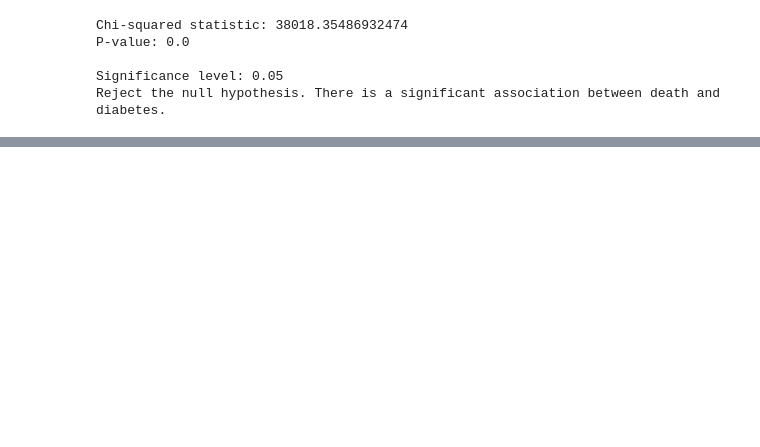
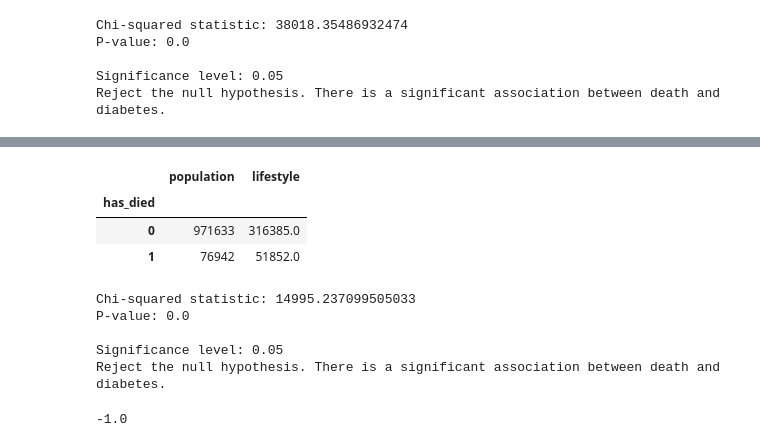
Before and after one commit to jairus-m/kaggle, a Jupyter notebook: comp-4441-draft.ipynb, the cells around one changed output, grey strips where cells are left out. Cells and saved outputs as stored; diff of their text form; code cells hidden in the pictures; blank space fills up the shorter version.

```diff
--- a/comp-4441-draft.ipynb
+++ b/comp-4441-draft.ipynb
@@ -362,0 +390,39 @@ Reject the null hypothesis. There is a significant association between death and
+# %%
+df_new = df.assign(lifestyle=lambda x: x['diabetes'] + x['obesity'] + x['tobacco'])
+# %%
+lifestyle_data = pd.DataFrame(df_new.groupby('has_died')['lifestyle'].sum()).assign(population=np.array(df['has_died'].value_counts()))
+lifestyle_data = lifestyle_data.loc[:, ['population', 'lifestyle']]
+lifestyle_data
+# %% [output]
+|  | population | lifestyle |
+| has_died |  |  |
+| 0 | 971633 | 316385.0 |
+| 1 | 76942 | 51852.0 |
+# %%
+import numpy as np
+from scipy.stats import chi2_contingency
+
+# Perform the chi-squared test
+chi2, p, _, _ = chi2_contingency(lifestyle_data)
+
+# Print the results
+print(f"Chi-squared statistic: {chi2}")
+print(f"P-value: {p}")
+
+# Interpret the results
+alpha = 0.05
+print(f"\nSignificance level: {alpha}")
+if p < alpha:
+    print("Reject the null hypothesis. There is a significant association between death and diabetes.")
+else:
+    print("Fail to reject the null hypothesis. There is no significant association between death and diabetes.")
+# %% [output]
+Chi-squared statistic: 14995.237099505033
+P-value: 0.0
+
+Significance level: 0.05
+Reject the null hypothesis. There is a significant association between death and diabetes.
+# %%
+p-1
+# %% [output]
+-1.0
```
Also changed, not shown: parts of 5 cells of this notebook.
